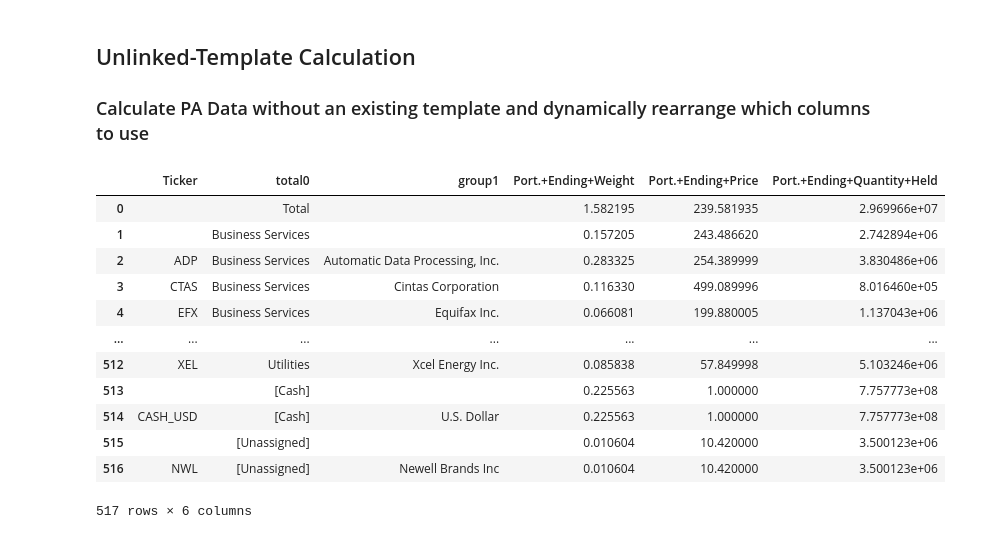
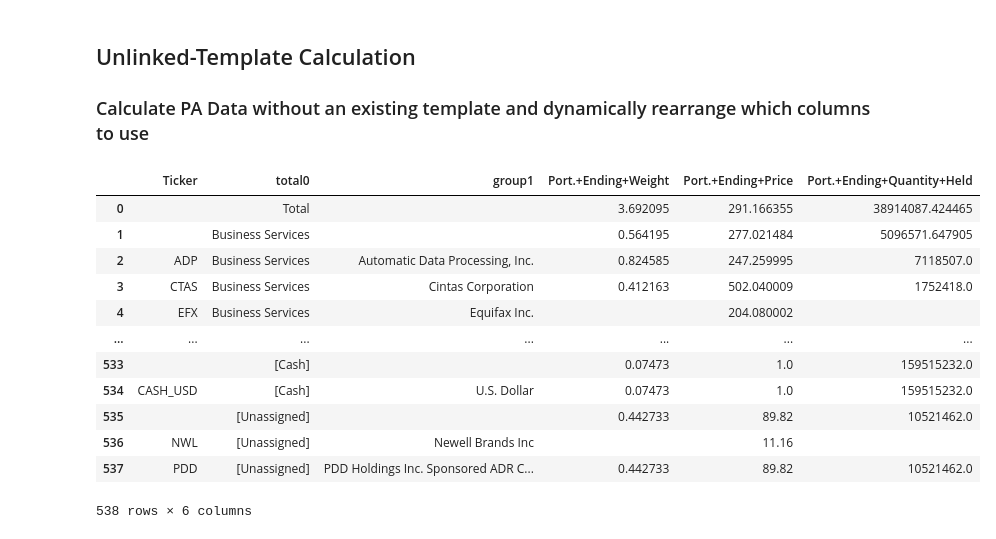
Before and after one commit to nurciuoli/FdsPy, a Jupyter notebook: DEMO_mypaengine_notebook.ipynb, the cells around one changed output. Saved outputs shown, nothing was run; the diff lists cells and outputs as text; code cells hidden in the pictures.

```diff
--- a/DEMO_mypaengine_notebook.ipynb
+++ b/DEMO_mypaengine_notebook.ipynb
@@ -124,22 +124,24 @@ pa_doc_2.data
 # %%
 #using the unlinked template calculation
 df = pa.calc_unlinked_template(columns =[{'name' : "Port. Ending Weight",'category' : "Portfolio/Position Data","directory":"Factset"},
                                             {"name":"Port. Ending Price","category":"Prices/Portfolio","directory":"Factset"},
                                             {"name":"Port. Ending Quantity","category":"Portfolio/Position Data","directory":"Factset"}],
                         groups=[{"name":'RBICS Focus - Economy',"category":'Sector & Industry/FactSet - RBICS/RBICS Focus',"directory":'Factset'}],
+                        end_date ='0M',
+                        portfolios=['LION:QQQ-US']
                         )
 df
 # %% [output]
 |  | Ticker | total0 | group1 | Port.+Ending+Weight | Port.+Ending+Price | Port.+Ending+Quantity+Held |
-| 0 |  | Total |  | 1.582195 | 239.581935 | 2.969966e+07 |
-| 1 |  | Business Services |  | 0.157205 | 243.486620 | 2.742894e+06 |
-| 2 | ADP | Business Services | Automatic Data Processing, Inc. | 0.283325 | 254.389999 | 3.830486e+06 |
-| 3 | CTAS | Business Services | Cintas Corporation | 0.116330 | 499.089996 | 8.016460e+05 |
-| 4 | EFX | Business Services | Equifax Inc. | 0.066081 | 199.880005 | 1.137043e+06 |
+| 0 |  | Total |  | 3.692095 | 291.166355 | 38914087.424465 |
+| 1 |  | Business Services |  | 0.564195 | 277.021484 | 5096571.647905 |
+| 2 | ADP | Business Services | Automatic Data Processing, Inc. | 0.824585 | 247.259995 | 7118507.0 |
+| 3 | CTAS | Business Services | Cintas Corporation | 0.412163 | 502.040009 | 1752418.0 |
+| 4 | EFX | Business Services | Equifax Inc. |  | 204.080002 |  |
 | ... | ... | ... | ... | ... | ... | ... |
-| 512 | XEL | Utilities | Xcel Energy Inc. | 0.085838 | 57.849998 | 5.103246e+06 |
-| 513 |  | [Cash] |  | 0.225563 | 1.000000 | 7.757773e+08 |
-| 514 | CASH_USD | [Cash] | U.S. Dollar | 0.225563 | 1.000000 | 7.757773e+08 |
-| 515 |  | [Unassigned] |  | 0.010604 | 10.420000 | 3.500123e+06 |
-| 516 | NWL | [Unassigned] | Newell Brands Inc | 0.010604 | 10.420000 | 3.500123e+06 |
+| 533 |  | [Cash] |  | 0.07473 | 1.0 | 159515232.0 |
+| 534 | CASH_USD | [Cash] | U.S. Dollar | 0.07473 | 1.0 | 159515232.0 |
+| 535 |  | [Unassigned] |  | 0.442733 | 89.82 | 10521462.0 |
+| 536 | NWL | [Unassigned] | Newell Brands Inc |  | 11.16 |  |
+| 537 | PDD | [Unassigned] | PDD Holdings Inc. Sponsored ADR C... | 0.442733 | 89.82 | 10521462.0 |
-517 rows × 6 columns
+538 rows × 6 columns
```
Also changed, not shown: parts of 3 cells of this notebook, 1 other file.
